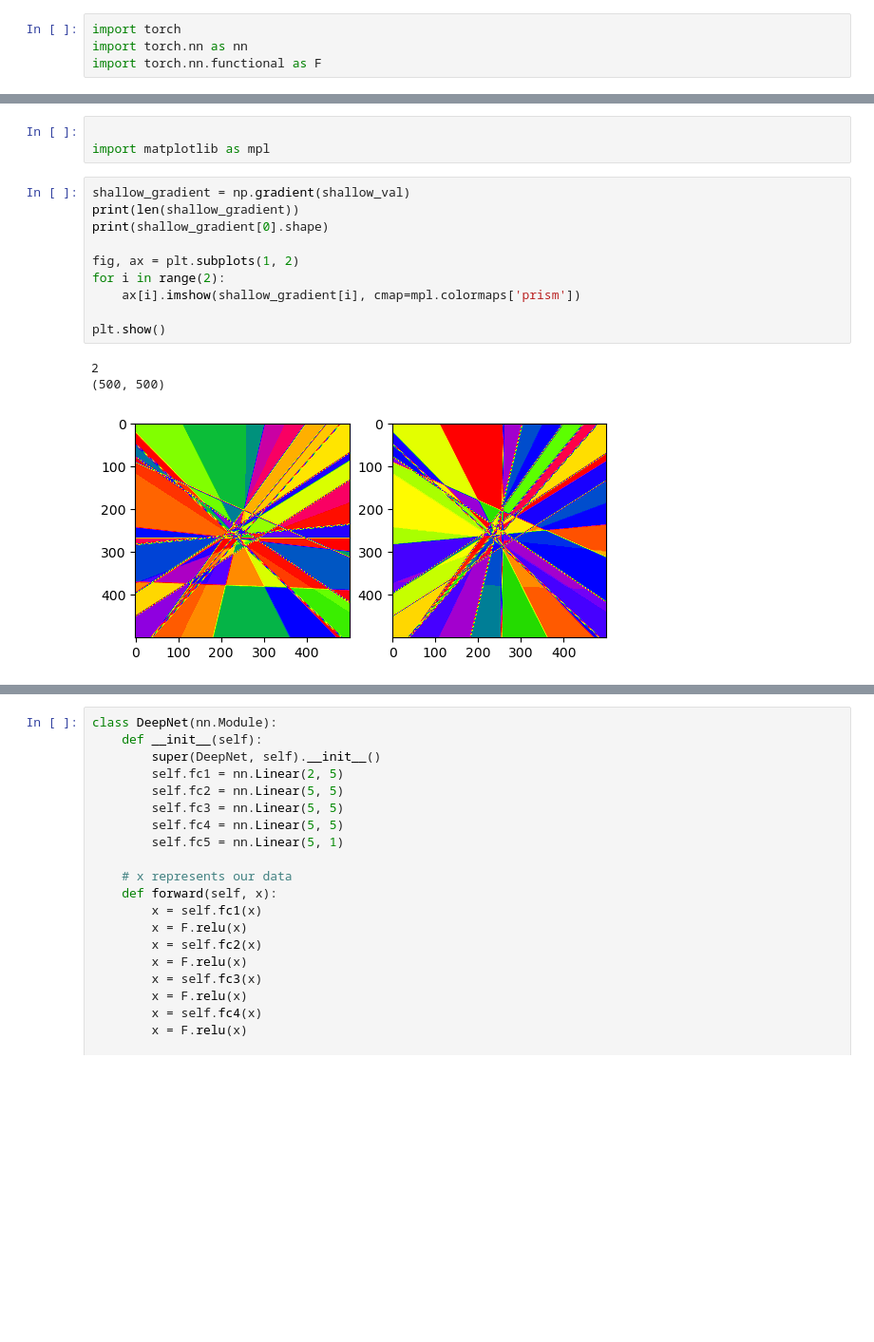
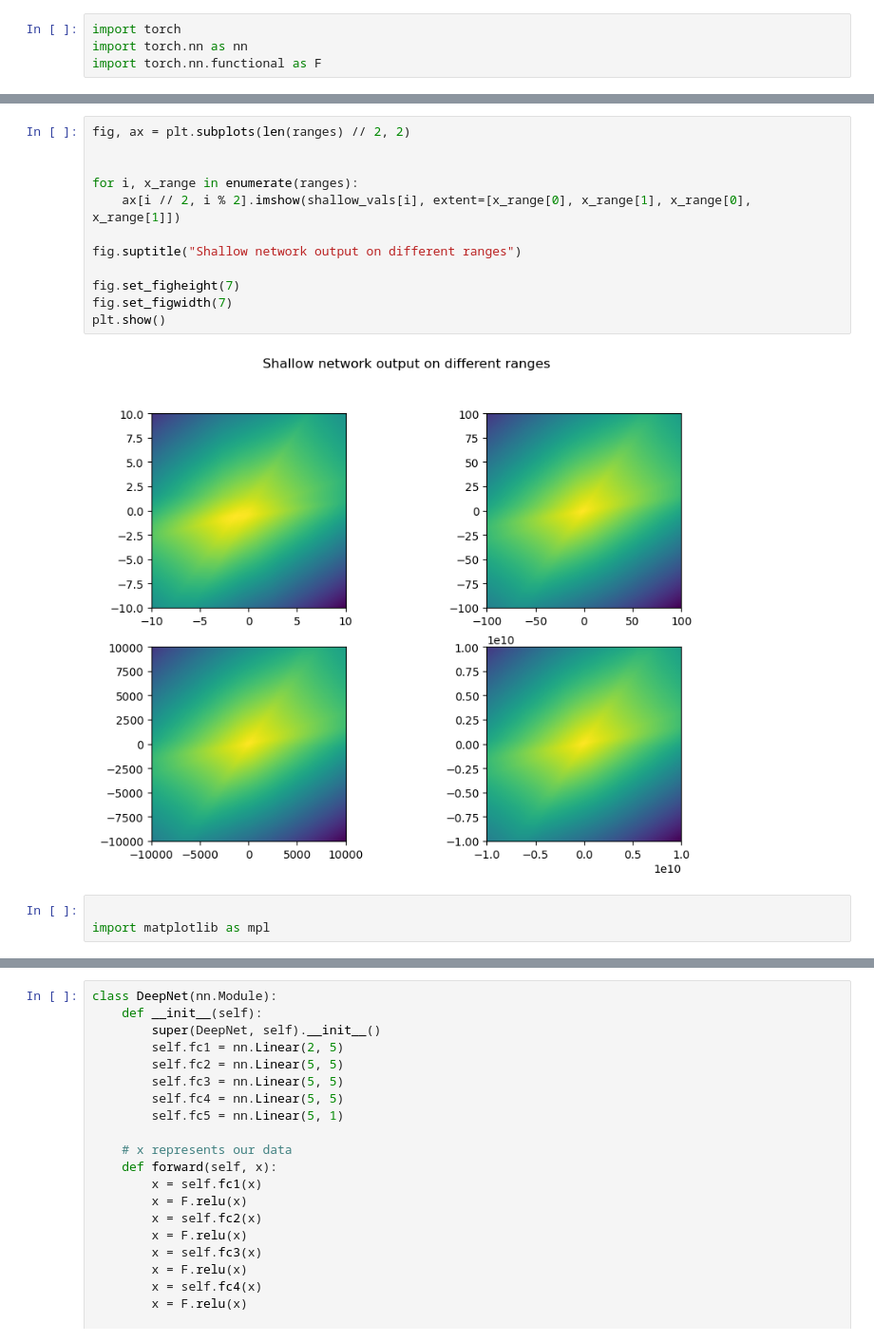
Before and after one commit to emironovich/mlph_w24, a Jupyter notebook: sheet05/sheet05.ipynb, the cells around one changed output, grey strips where cells are left out. Shown at 95% size. Saved outputs shown, nothing was run; the diff lists cells and outputs as text; blank space fills up the shorter version.

```diff
--- a/sheet05/sheet05.ipynb
+++ b/sheet05/sheet05.ipynb
@@ -171,17 +179,17 @@ ShallowNet(
+# %%
+fig, ax = plt.subplots(len(ranges) // 2, 2)
+
+
+for i, x_range in enumerate(ranges):
+    ax[i // 2, i % 2].imshow(shallow_vals[i], extent=[x_range[0], x_range[1], x_range[0], x_range[1]])
+
+fig.suptitle("Shallow network output on different ranges")
+
+fig.set_figheight(7)
+fig.set_figwidth(7)
+plt.show()
+# %% [output]
+[figure, added]
 # %%
 
 import matplotlib as mpl
-# %%
-shallow_gradient = np.gradient(shallow_val)
-print(len(shallow_gradient))
-print(shallow_gradient[0].shape)
-
-fig, ax = plt.subplots(1, 2)
-for i in range(2):
-    ax[i].imshow(shallow_gradient[i], cmap=mpl.colormaps['prism'])
-
-plt.show()
-# %% [output]
-2
-(500, 500)
-[figure, removed]
```
Also changed, not shown: parts of 4 cells of this notebook.
